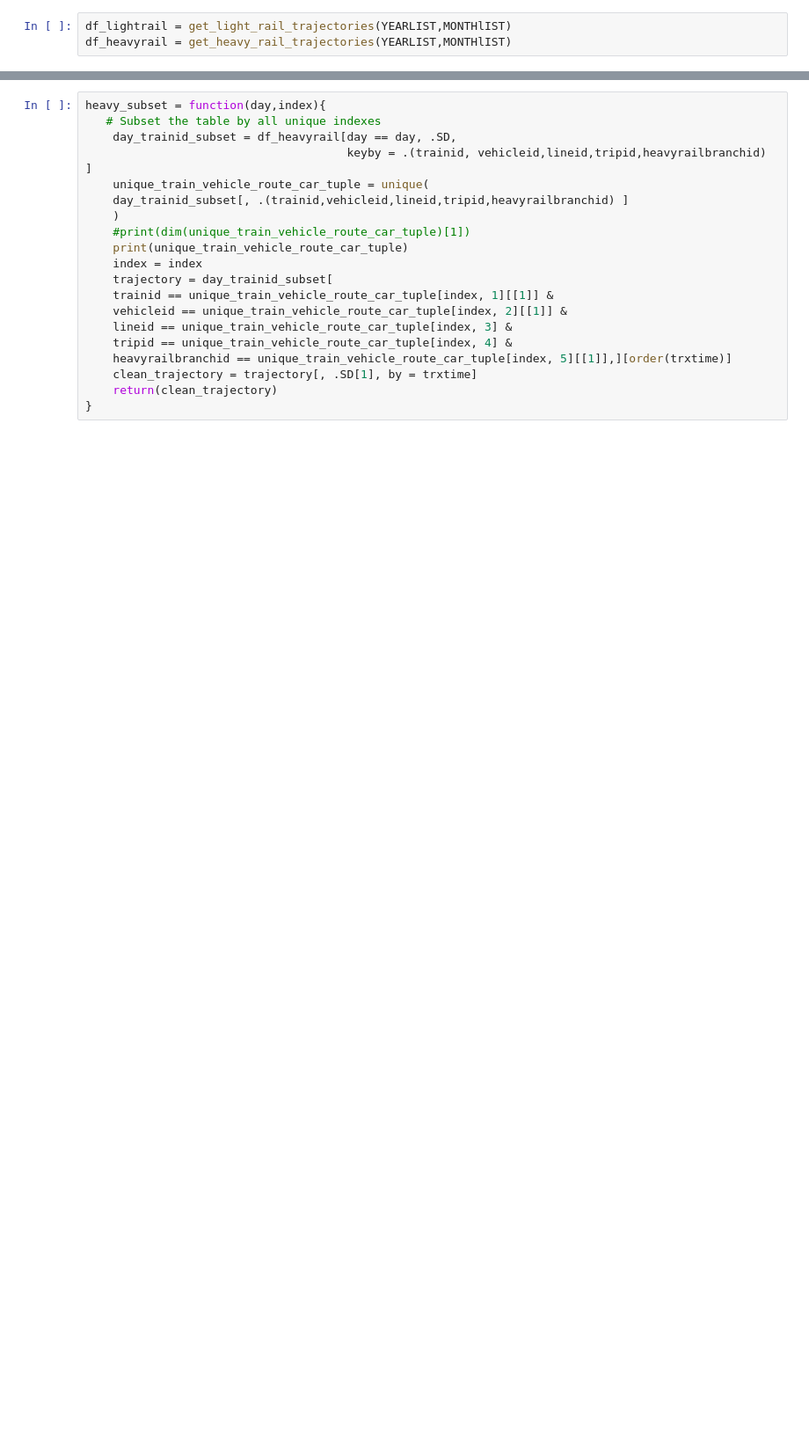
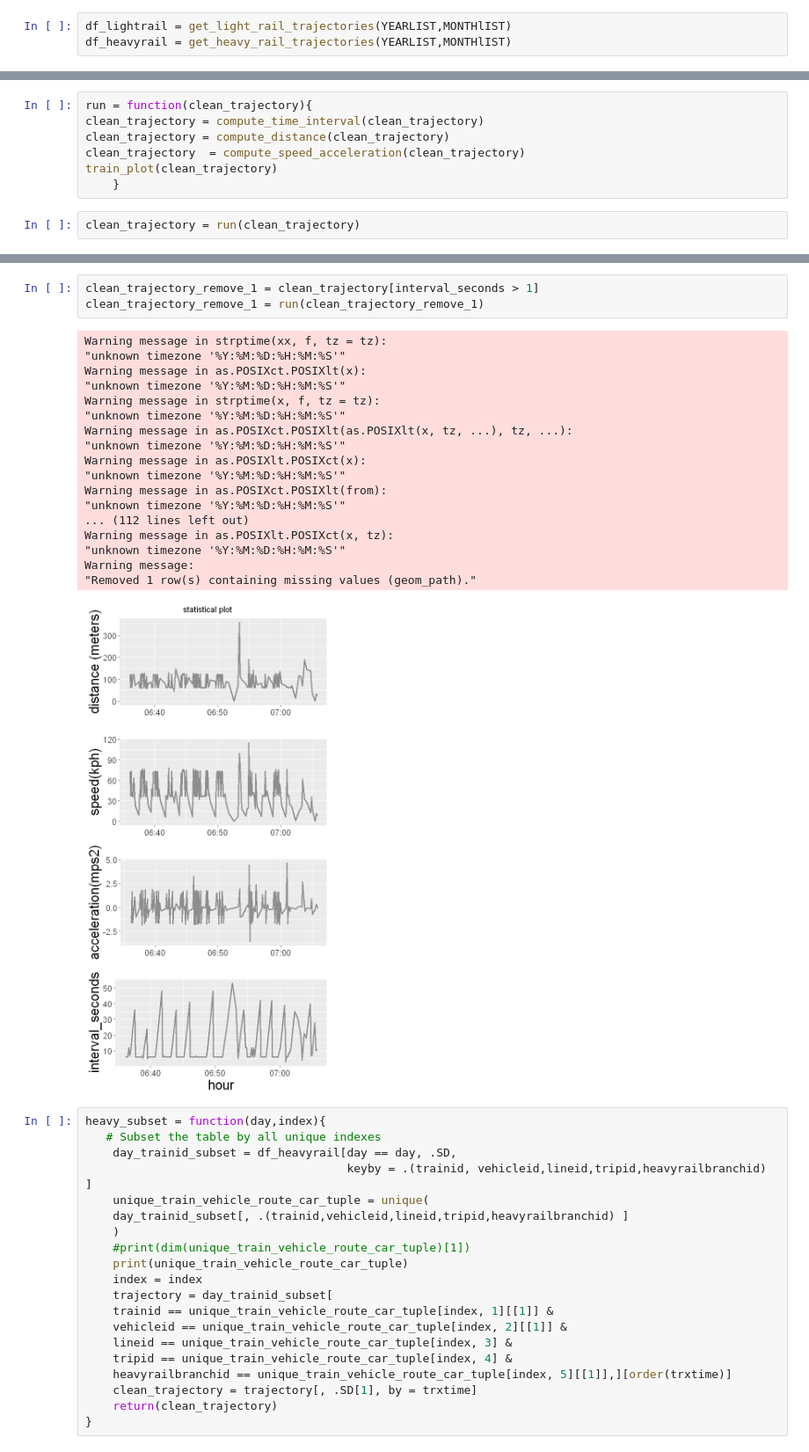
Before and after one commit to narslab/treem, a Jupyter notebook: bin/jupyter/vehicle-trajectory-computation.ipynb, the cells around one changed output, grey strips where cells are left out. Shown at 88% size. Drawn from its saved outputs; the diff is of its cells as text; blank space fills up the shorter version.

```diff
--- a/bin/jupyter/vehicle-trajectory-computation.ipynb
+++ b/bin/jupyter/vehicle-trajectory-computation.ipynb
@@ -188,0 +205,9 @@ Warning message in as.POSIXct.POSIXlt(as.POSIXlt(x, tz, ...), tz, ...):
+# %%
+run = function(clean_trajectory){
+clean_trajectory = compute_time_interval(clean_trajectory)
+clean_trajectory = compute_distance(clean_trajectory)
+clean_trajectory  = compute_speed_acceleration(clean_trajectory)
+train_plot(clean_trajectory)
+    }
+# %%
+clean_trajectory = run(clean_trajectory)
@@ -189,3 +233,25 @@ Warning message in as.POSIXct.POSIXlt(as.POSIXlt(x, tz, ...), tz, ...):
+# %%
+clean_trajectory_remove_1 = clean_trajectory[interval_seconds > 1]
+clean_trajectory_remove_1 = run(clean_trajectory_remove_1)
+# %% [output]
+Warning message in strptime(xx, f, tz = tz):
+"unknown timezone '%Y:%M:%D:%H:%M:%S'"
+Warning message in as.POSIXct.POSIXlt(x):
+"unknown timezone '%Y:%M:%D:%H:%M:%S'"
+Warning message in strptime(x, f, tz = tz):
+"unknown timezone '%Y:%M:%D:%H:%M:%S'"
+Warning message in as.POSIXct.POSIXlt(as.POSIXlt(x, tz, ...), tz, ...):
+"unknown timezone '%Y:%M:%D:%H:%M:%S'"
+Warning message in as.POSIXlt.POSIXct(x):
+"unknown timezone '%Y:%M:%D:%H:%M:%S'"
+Warning message in as.POSIXct.POSIXlt(from):
+"unknown timezone '%Y:%M:%D:%H:%M:%S'"
+... (112 lines left out)
+Warning message in as.POSIXlt.POSIXct(x, tz):
+"unknown timezone '%Y:%M:%D:%H:%M:%S'"
+Warning message:
+"Removed 1 row(s) containing missing values (geom_path)."
+[figure, added]
 # %%
 heavy_subset = function(day,index){
    # Subset the table by all unique indexes
```
Also changed, not shown: parts of 28 cells of this notebook.
